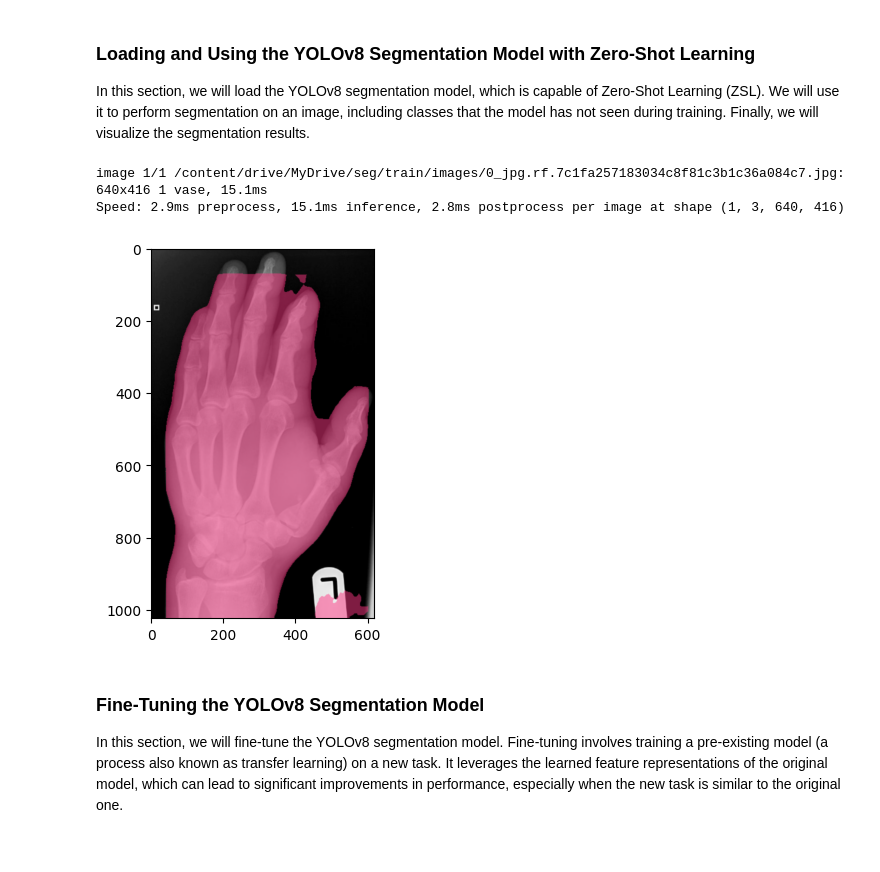
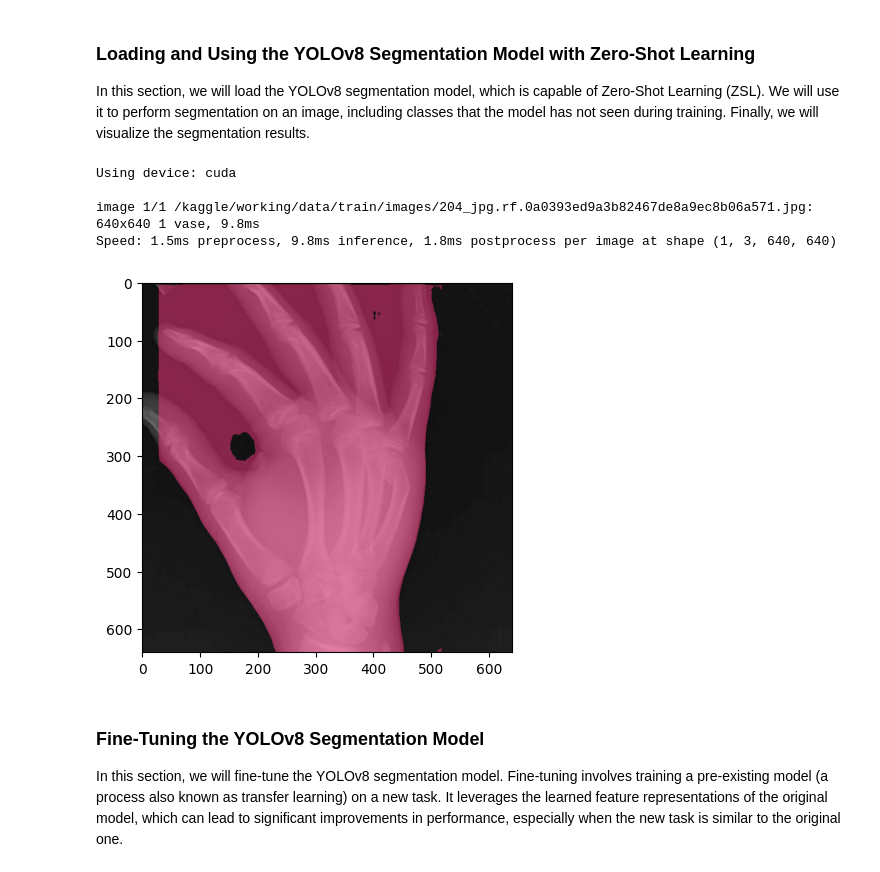
Before and after one commit to Marconi-Lab/dsa_2024, a Jupyter notebook: dsa2024-yolov8-segmentation.ipynb, the cells around one changed output. Saved outputs shown, nothing was run; the diff lists cells and outputs as text; code cells hidden in the pictures.

```diff
--- a/dsa2024-yolov8-segmentation.ipynb
+++ b/dsa2024-yolov8-segmentation.ipynb
@@ -95,19 +195,31 @@ This is where ZSL comes into play. In the context of segmentation, Zero-Shot Seg
 
 In this section, we will load the YOLOv8 segmentation model, which is capable of Zero-Shot Learning (ZSL). We will use it to perform segmentation on an image, including classes that the model has not seen during training. Finally, we will visualize the segmentation results.
 # %%
+os.environ['WANDB_MODE'] = 'disabled'
+
+# Check for CUDA device and set it
+device = 'cuda' if torch.cuda.is_available() else 'cpu'
+print(f'Using device: {device}')
+
+
 # Load YOLOv8 segmentation model.nano
-model = YOLO('yolov8n-seg.pt')
+model = YOLO('yolov8n-seg.pt').to(device)
+
+# Get the path of the image
+image_path = "/kaggle/working/data/train/images/204_jpg.rf.0a0393ed9a3b82467de8a9ec8b06a571.jpg"
 
 # Perform segmentation on the image
-results2 = model(image_path2)
+results = model(image_path)
 
 # Visualize the results
-plt.imshow(results2[0].plot(boxes=False))
+plt.imshow(results[0].plot(boxes=False))
 plt.show()
 # %% [output]
-image 1/1 /content/drive/MyDrive/seg/train/images/0_jpg.rf.7c1fa257183034c8f81c3b1c36a084c7.jpg: 640x416 1 vase, 15.1ms
-Speed: 2.9ms preprocess, 15.1ms inference, 2.8ms postprocess per image at shape (1, 3, 640, 416)
+Using device: cuda
+
+image 1/1 /kaggle/working/data/train/images/204_jpg.rf.0a0393ed9a3b82467de8a9ec8b06a571.jpg: 640x640 1 vase, 9.8ms
+Speed: 1.5ms preprocess, 9.8ms inference, 1.8ms postprocess per image at shape (1, 3, 640, 640)
-[figure, old version]
+[figure, new version]
 # %%
 #Exercise
 
```
Also changed, not shown: parts of 25 cells of this notebook.
